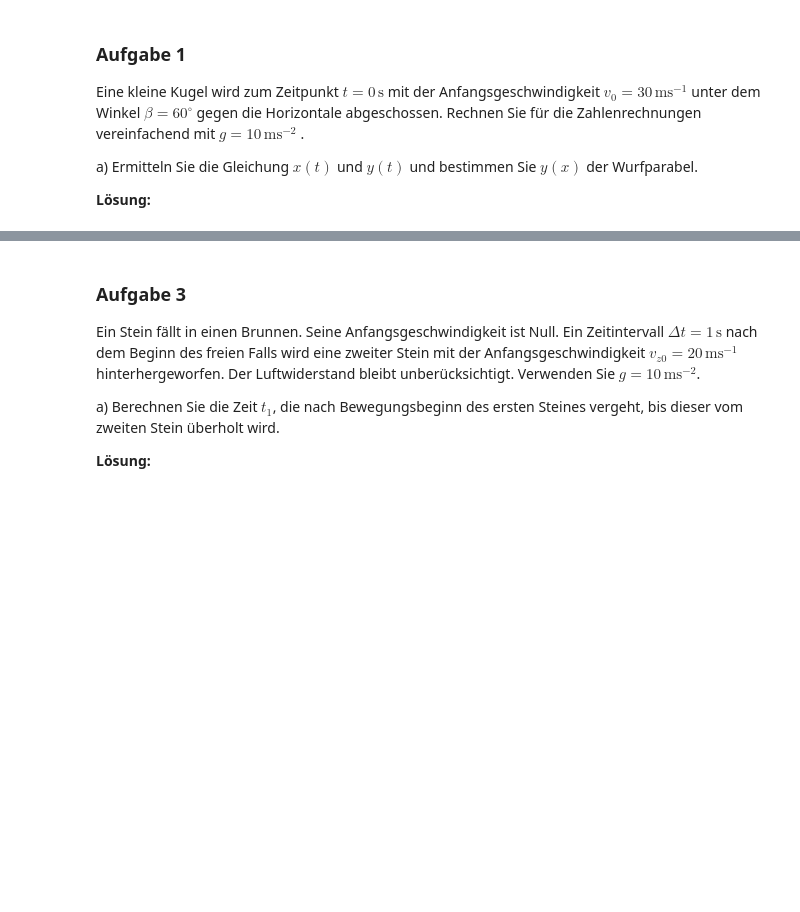
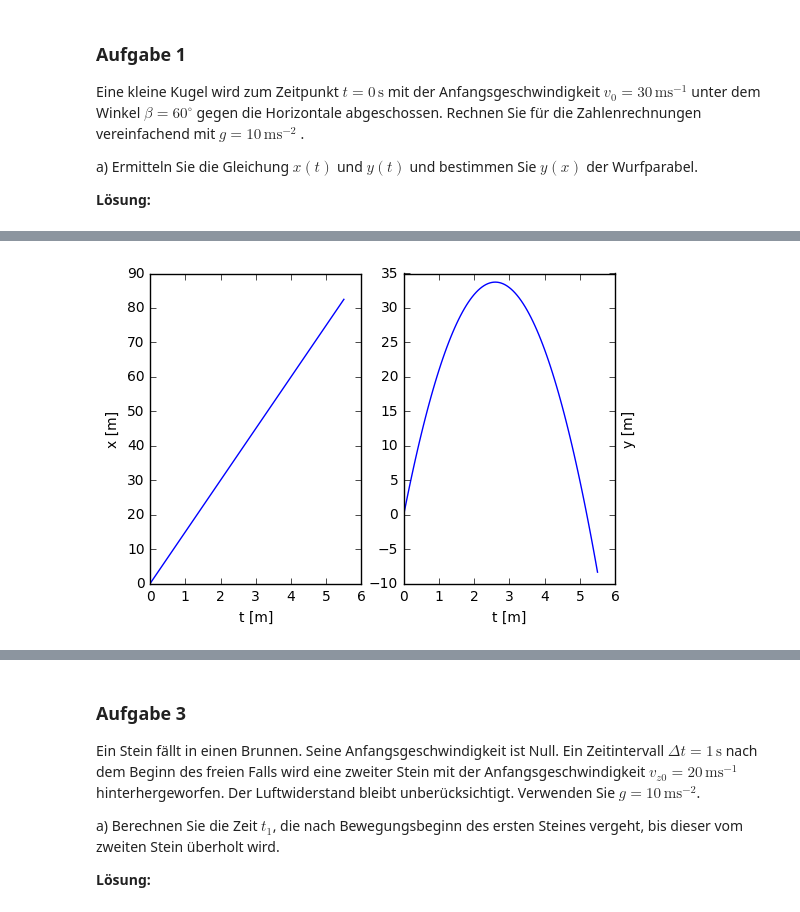
Before and after one commit to philippgadow/tutorium_experimentalphysik1, a Jupyter notebook: blatt2.ipynb, the cells around one changed output, grey strips where cells are left out. Saved outputs shown, nothing was run; the diff lists cells and outputs as text; code cells hidden in the pictures; blank space fills up the shorter version.

```diff
--- a/blatt2.ipynb
+++ b/blatt2.ipynb
@@ -23,0 +34,32 @@ a) Ermitteln Sie die Gleichung $x(t)$ und $y(t)$ und bestimmen Sie $y(x)$ der Wu
+# %%
+g = 10 #m/s**2
+beta = 60 * math.pi/180
+v0 = 30 #m/s
+
+# Komponenten der Bahnkurve
+def r_x(t):
+    return v0 * math.cos(beta)*t
+def r_y(t):
+    return -0.5*g*t**2 + v0 * math.sin(beta)*t
+
+# Wurfparabel
+def parabola(x):
+    return -g/(2 * v0**2 *(math.cos(beta))**2) * x**2 + math.tan(beta) * x
+
+# Variables
+x = np.arange(0, 100)
+t = np.linspace(0,5.5,100)
+
+# Zeichne x-Bewegung
+plt.subplot(121)
+plt.xlabel('t [m]')
+plt.ylabel('x [m]')
+plt.plot(t, r_x(t))
+# Zeichne y-Bewegung
+plt.subplot(122).yaxis.set_label_position("right")
+plt.xlabel('t [m]')
+plt.ylabel('y [m]')
+plt.plot(t, r_y(t))
+plt.show()
+# %% [output]
+[figure, added]
```
Also changed, not shown: parts of 21 cells of this notebook, 4 other files.
